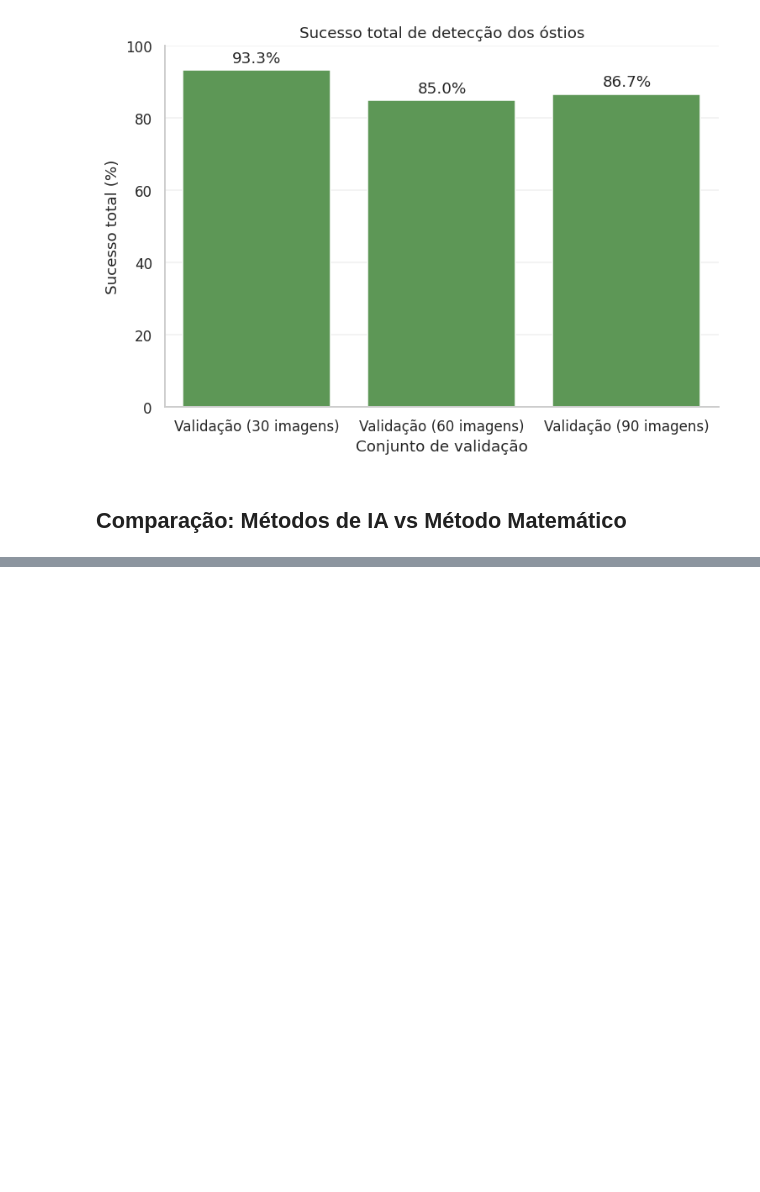
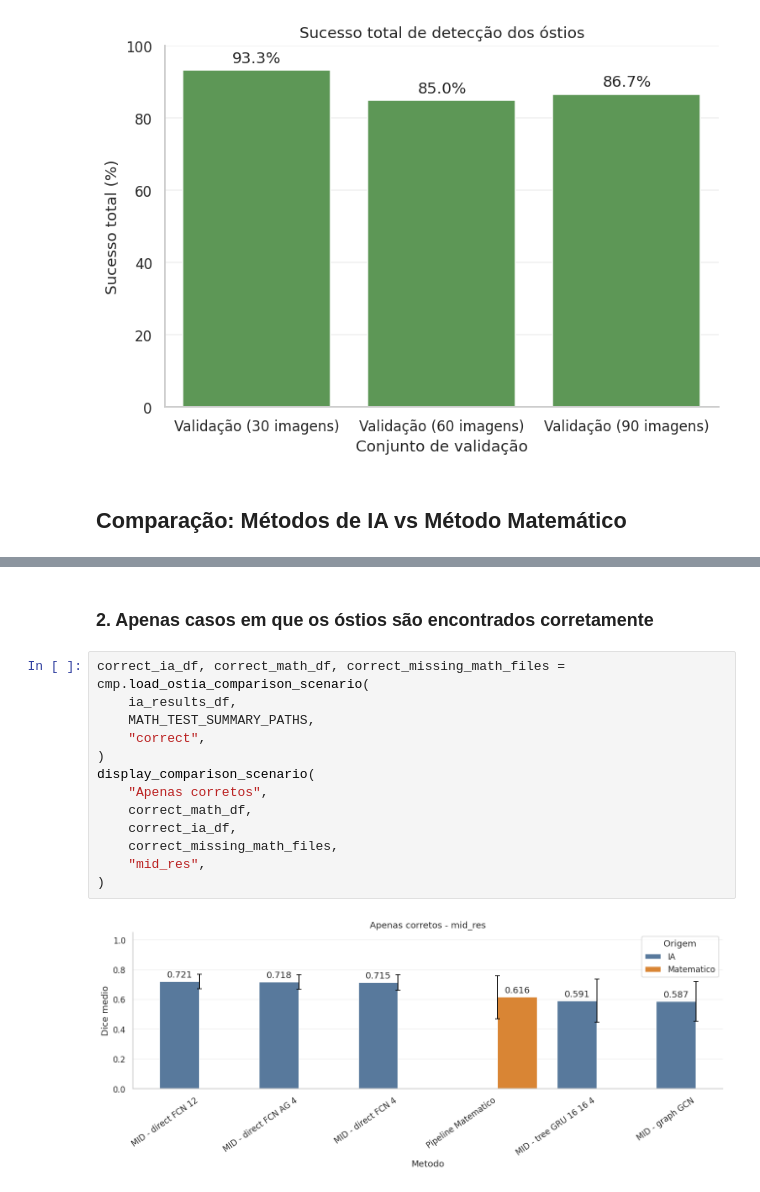
Before and after one commit to matheusssilva991/coronary-centerline-detection, a Jupyter notebook: src/eda/eda_tests.ipynb, the cells around one changed output, grey strips where cells are left out. Saved outputs shown, nothing was run; the diff lists cells and outputs as text; blank space fills up the shorter version.

```diff
--- a/src/eda/eda_tests.ipynb
+++ b/src/eda/eda_tests.ipynb
@@ -279,0 +343,17 @@ viz.comparison.plot_comparison_bar_by_resolution(comparison_agg_df, "high_res")
+# %% [markdown]
+### 2. Apenas casos em que os óstios são encontrados corretamente
+# %%
+correct_ia_df, correct_math_df, correct_missing_math_files = cmp.load_ostia_comparison_scenario(
+    ia_results_df,
+    MATH_TEST_SUMMARY_PATHS,
+    "correct",
+)
+display_comparison_scenario(
+    "Apenas corretos",
+    correct_math_df,
+    correct_ia_df,
+    correct_missing_math_files,
+    "mid_res",
+)
+# %% [output]
+[figure, added]
```
Also changed, not shown: parts of 23 cells of this notebook, 11 other files.
